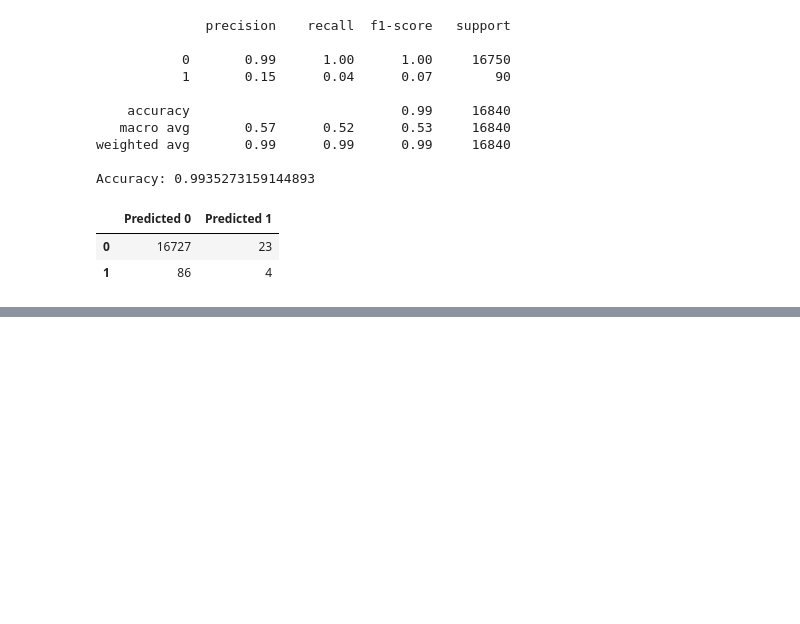
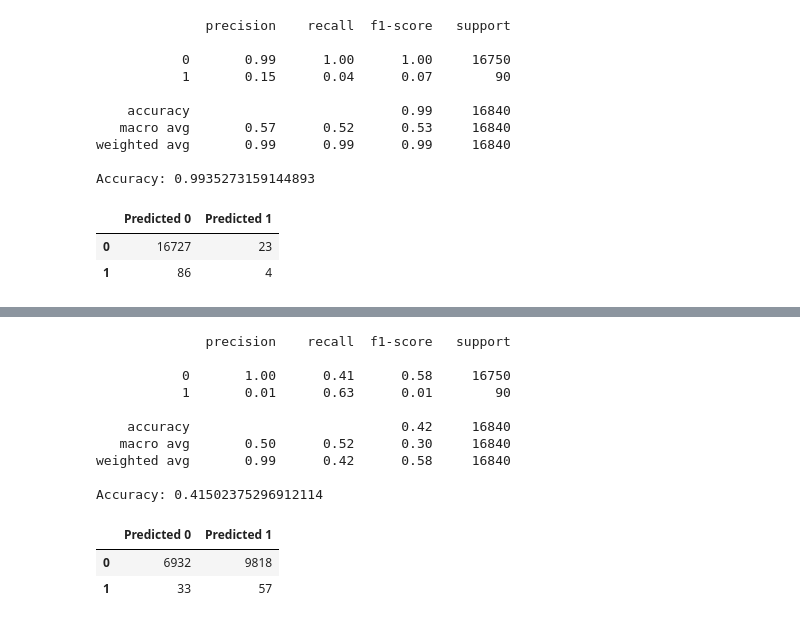
Before and after one commit to tri-bui/sandbox-ml, a Jupyter notebook: lt-credit-risk/credit_risk.ipynb, the cells around one changed output, grey strips where cells are left out. Cells and saved outputs as stored; diff of their text form; code cells hidden in the pictures; blank space fills up the shorter version.

```diff
--- a/lt-credit-risk/credit_risk.ipynb
+++ b/lt-credit-risk/credit_risk.ipynb
@@ -414,0 +425,24 @@ Accuracy: 0.9277315914489311
+# %%
+# Logistic regression
+lr_rus = LogisticRegression(random_state=42)
+lr_rus.fit(X_rus, y_rus)
+
+# Evaluate model
+lr_rus_val_pred = lr_rus.predict(X_val)
+print(classification_report(y_val, lr_rus_val_pred))
+print('Accuracy:', accuracy_score(y_val, lr_rus_val_pred))
+pd.DataFrame(confusion_matrix(y_val, lr_rus_val_pred), index=['0', '1'], columns=['Predicted 0', 'Predicted 1'])
+# %% [output]
+              precision    recall  f1-score   support
+
+           0       1.00      0.41      0.58     16750
+           1       0.01      0.63      0.01        90
+
+    accuracy                           0.42     16840
+   macro avg       0.50      0.52      0.30     16840
+weighted avg       0.99      0.42      0.58     16840
+
+Accuracy: 0.41502375296912114
+|  | Predicted 0 | Predicted 1 |
+| 0 | 6932 | 9818 |
+| 1 | 33 | 57 |
```
Also changed, not shown: parts of 4 cells of this notebook.
